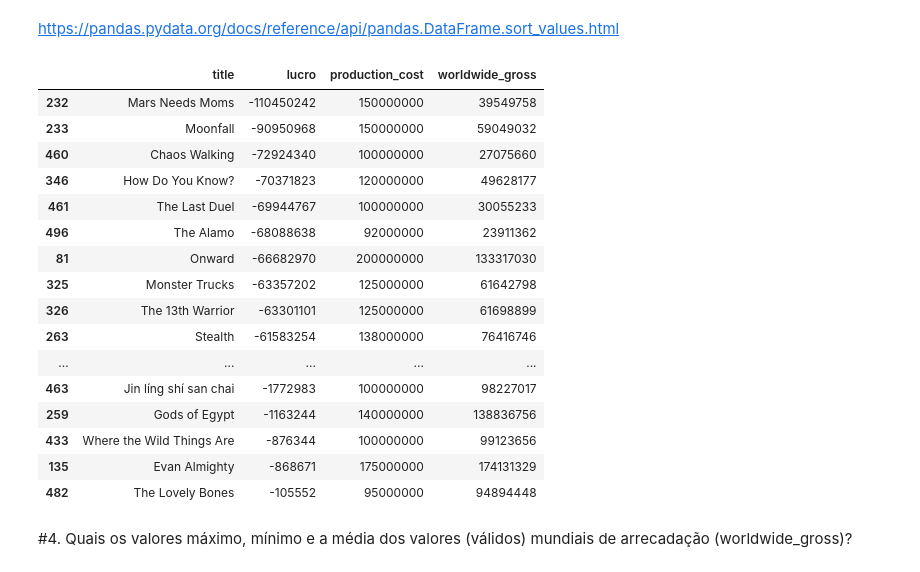
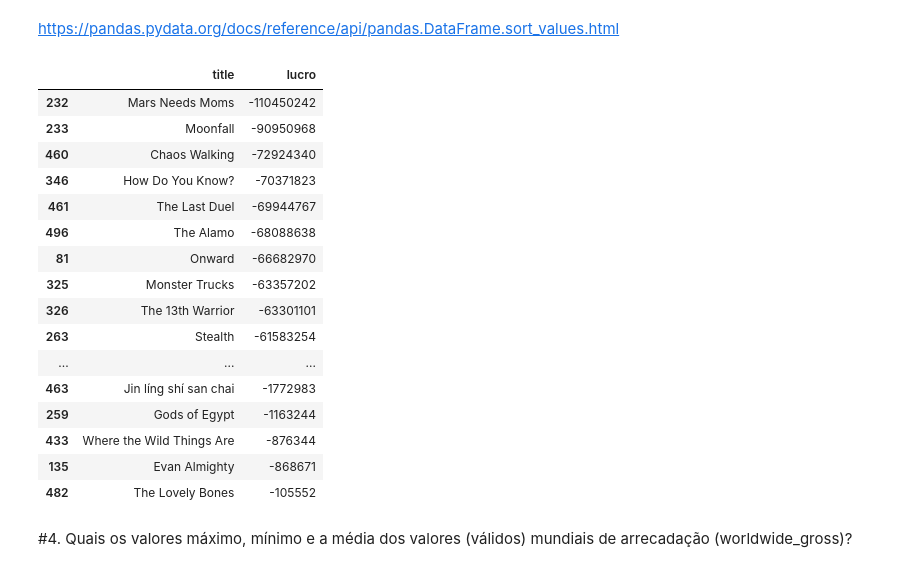
Before and after one commit to armandossrecife/icc, a Jupyter notebook: top_500_movies.ipynb, the cells around one changed output. Drawn from its saved outputs; the diff is of its cells as text; code cells hidden in the pictures.

```diff
--- a/top_500_movies.ipynb
+++ b/top_500_movies.ipynb
@@ -500,25 +500,25 @@ df_movies_com_prejuizo[['title','production_cost', 'worldwide_gross', 'lucro']]
 # %% [markdown]
 https://pandas.pydata.org/docs/reference/api/pandas.DataFrame.sort_values.html
 # %%
-df_movies_com_prejuizo[['title','lucro', 'production_cost', 'worldwide_gross']].sort_values(by=['lucro'])
+df_movies_com_prejuizo[['title','lucro']].sort_values(by=['lucro'])
 # %% [output]
-|  | title | lucro | production_cost | worldwide_gross |
-| 232 | Mars Needs Moms | -110450242 | 150000000 | 39549758 |
-| 233 | Moonfall | -90950968 | 150000000 | 59049032 |
-| 460 | Chaos Walking | -72924340 | 100000000 | 27075660 |
-| 346 | How Do You Know? | -70371823 | 120000000 | 49628177 |
-| 461 | The Last Duel | -69944767 | 100000000 | 30055233 |
-| 496 | The Alamo | -68088638 | 92000000 | 23911362 |
-| 81 | Onward | -66682970 | 200000000 | 133317030 |
-| 325 | Monster Trucks | -63357202 | 125000000 | 61642798 |
-| 326 | The 13th Warrior | -63301101 | 125000000 | 61698899 |
-| 263 | Stealth | -61583254 | 138000000 | 76416746 |
-| ... | ... | ... | ... | ... |
-| 463 | Jin líng shí san chai | -1772983 | 100000000 | 98227017 |
-| 259 | Gods of Egypt | -1163244 | 140000000 | 138836756 |
-| 433 | Where the Wild Things Are | -876344 | 100000000 | 99123656 |
-| 135 | Evan Almighty | -868671 | 175000000 | 174131329 |
-| 482 | The Lovely Bones | -105552 | 95000000 | 94894448 |
+|  | title | lucro |
+| 232 | Mars Needs Moms | -110450242 |
+| 233 | Moonfall | -90950968 |
+| 460 | Chaos Walking | -72924340 |
+| 346 | How Do You Know? | -70371823 |
+| 461 | The Last Duel | -69944767 |
+| 496 | The Alamo | -68088638 |
+| 81 | Onward | -66682970 |
+| 325 | Monster Trucks | -63357202 |
+| 326 | The 13th Warrior | -63301101 |
+| 263 | Stealth | -61583254 |
+| ... | ... | ... |
+| 463 | Jin líng shí san chai | -1772983 |
+| 259 | Gods of Egypt | -1163244 |
+| 433 | Where the Wild Things Are | -876344 |
+| 135 | Evan Almighty | -868671 |
+| 482 | The Lovely Bones | -105552 |
 # %% [markdown]
 #4. Quais os valores máximo, mínimo e a média dos valores (válidos) mundiais de arrecadação (worldwide_gross)?
 # %% [markdown]
```
Also changed, not shown: parts of 1 cell of this notebook.
